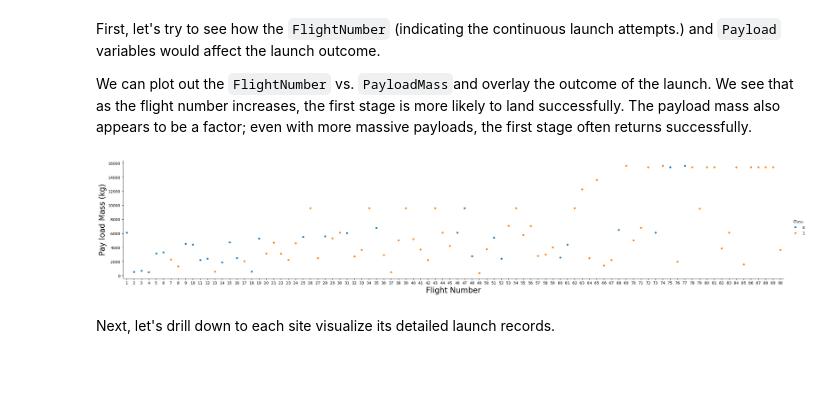
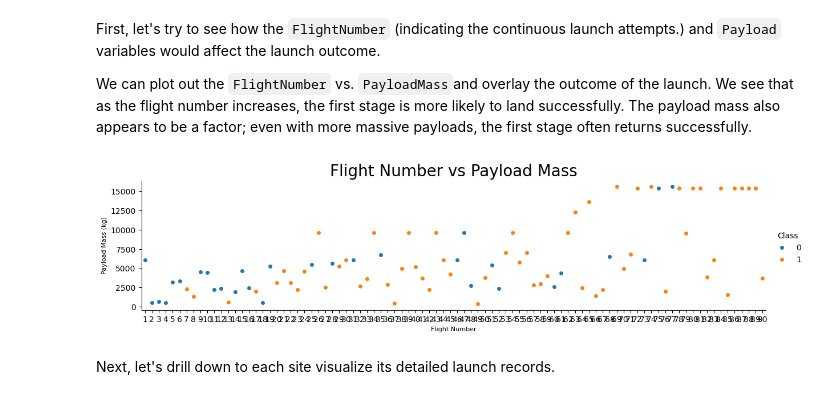
Before and after one commit to KumMelb/Data-Science-Capstone---xSpace, a Jupyter notebook: 5-edadataviz.ipynb, the cells around one changed output. Drawn from its saved outputs; the diff is of its cells as text; code cells hidden in the pictures; blank space fills up the shorter version.

```diff
--- a/5-edadataviz.ipynb
+++ b/5-edadataviz.ipynb
@@ -86,12 +86,25 @@ First, let's try to see how the `FlightNumber` (indicating the continuous launch
 We can plot out the <code>FlightNumber</code> vs. <code>PayloadMass</code>and overlay the outcome of the launch. We see that as the flight number increases, the first stage is more likely to land successfully. The payload mass also appears to be a factor; even with more massive payloads, the first stage often returns successfully.
 # %%
 # Flight Number vs PayloadMass
-sns.catplot(y="PayloadMass", x="FlightNumber", hue="Class", data=df, aspect = 5)
-plt.xlabel("Flight Number",fontsize=20)
-plt.ylabel("Pay load Mass (kg)",fontsize=20)
+sns.catplot(
+    y="PayloadMass",
+    x="FlightNumber",
+    hue="Class",
+    data=df,
+    aspect=4,
+    height=3
+)
+
+plt.xlabel("Flight Number", fontsize=8)
+plt.ylabel("Payload Mass (kg)", fontsize=8)
+plt.title("Flight Number vs Payload Mass", fontsize=20)
+
+# Save the plot as an image file (PNG, JPG, PDF, etc.)
+plt.savefig("flight_payload_plot.png", dpi=300, bbox_inches="tight")
+
 plt.show()
 # %% [output]
-[figure, old version]
+[figure, new version]
 # %% [markdown]
 Next, let's drill down to each site visualize its detailed launch records.
 # %% [markdown]
```
Also changed, not shown: parts of 6 cells of this notebook, 9 other files.
